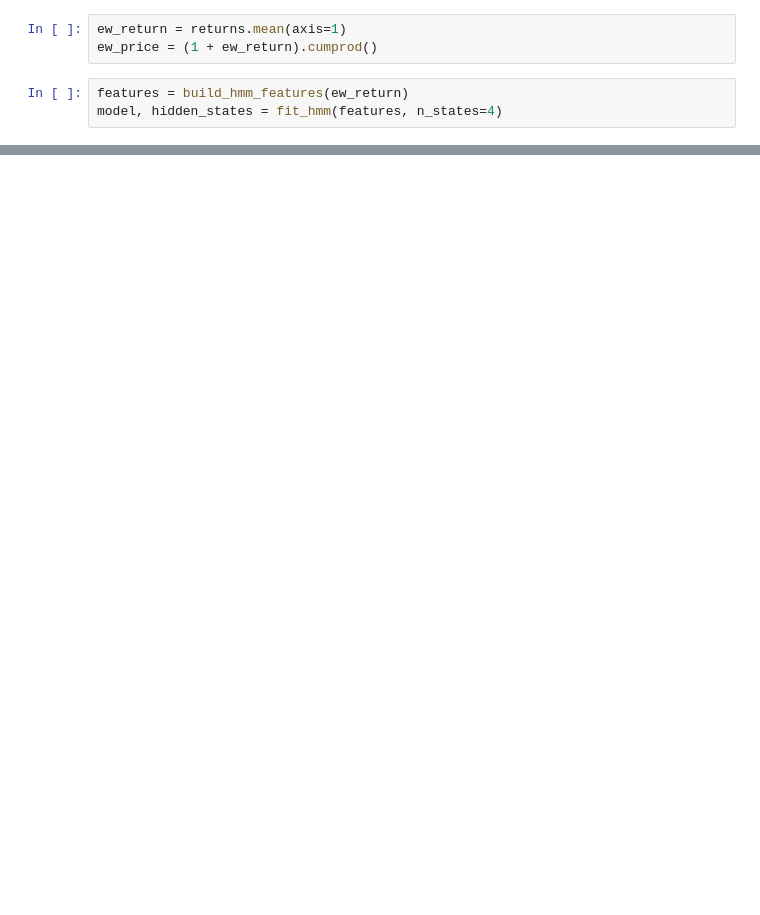
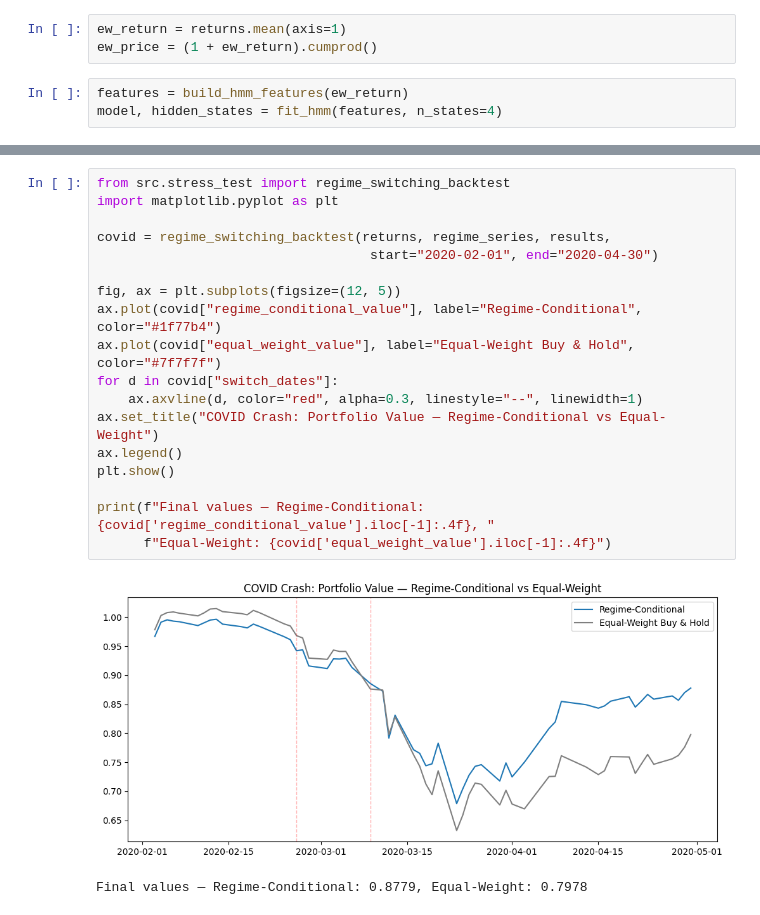
Before and after one commit to vedant464github/quantrisk-, a Jupyter notebook: notebooks/01_ed.ipynb, the cells around one changed output, grey strips where cells are left out. Cells and saved outputs as stored; diff of their text form; blank space fills up the shorter version.

Commit message:
Re-run notebook end-to-end against 2006-2026 data with corrected regime labels and stress-test cells

```diff
--- a/notebooks/01_ed.ipynb
+++ b/notebooks/01_ed.ipynb
@@ -225,0 +275,21 @@ dtype: float64
+# %%
+from src.stress_test import regime_switching_backtest
+import matplotlib.pyplot as plt
+
+covid = regime_switching_backtest(returns, regime_series, results,
+                                   start="2020-02-01", end="2020-04-30")
+
+fig, ax = plt.subplots(figsize=(12, 5))
+ax.plot(covid["regime_conditional_value"], label="Regime-Conditional", color="#1f77b4")
+ax.plot(covid["equal_weight_value"], label="Equal-Weight Buy & Hold", color="#7f7f7f")
+for d in covid["switch_dates"]:
+    ax.axvline(d, color="red", alpha=0.3, linestyle="--", linewidth=1)
+ax.set_title("COVID Crash: Portfolio Value — Regime-Conditional vs Equal-Weight")
+ax.legend()
+plt.show()
+
+print(f"Final values — Regime-Conditional: {covid['regime_conditional_value'].iloc[-1]:.4f}, "
+      f"Equal-Weight: {covid['equal_weight_value'].iloc[-1]:.4f}")
+# %% [output]
+[figure, added]
+Final values — Regime-Conditional: 0.8779, Equal-Weight: 0.7978
```
Also changed, not shown: parts of 19 cells of this notebook.
